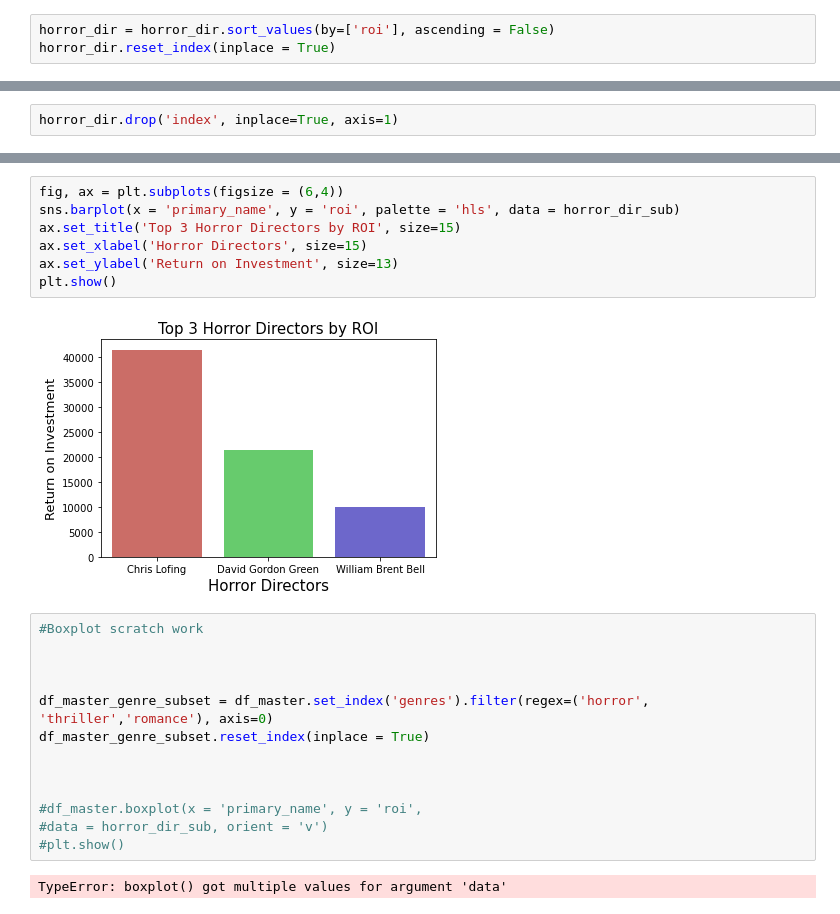
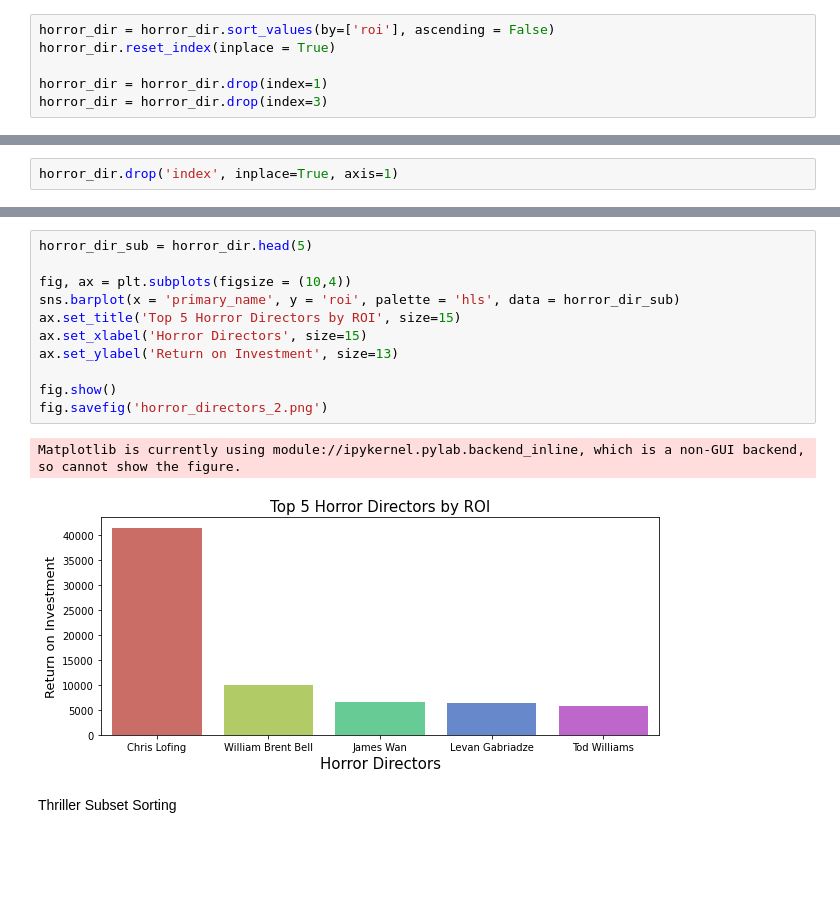
Before and after one commit to JalilSarwari/Trystan_Jalil_phase1_project, a Jupyter notebook: Trystan_Work/IMDB Sequel Database Work.ipynb, the cells around one changed output, grey strips where cells are left out. Cells and saved outputs as stored; diff of their text form; blank space fills up the shorter version.

```diff
--- a/Trystan_Work/IMDB Sequel Database Work.ipynb
+++ b/Trystan_Work/IMDB Sequel Database Work.ipynb
@@ -383,3 +385,6 @@ horror
 # %%
 horror_dir = horror_dir.sort_values(by=['roi'], ascending = False)
 horror_dir.reset_index(inplace = True)
+
+horror_dir = horror_dir.drop(index=1)
+horror_dir = horror_dir.drop(index=3)
@@ -417,24 +433,16 @@ horror_dir_sub
 # %%
-fig, ax = plt.subplots(figsize = (6,4))
+horror_dir_sub = horror_dir.head(5)
+
+fig, ax = plt.subplots(figsize = (10,4))
 sns.barplot(x = 'primary_name', y = 'roi', palette = 'hls', data = horror_dir_sub)
-ax.set_title('Top 3 Horror Directors by ROI', size=15)
+ax.set_title('Top 5 Horror Directors by ROI', size=15)
 ax.set_xlabel('Horror Directors', size=15)
 ax.set_ylabel('Return on Investment', size=13)
-plt.show()
+
+fig.show()
+fig.savefig('horror_directors_2.png')
 # %% [output]
+Matplotlib is currently using module://ipykernel.pylab.backend_inline, which is a non-GUI backend, so cannot show the figure.
-[figure, old version]
+[figure, new version]
-# %%
-#Boxplot scratch work
-
-
-
-df_master_genre_subset = df_master.set_index('genres').filter(regex=('horror', 'thriller','romance'), axis=0)
-df_master_genre_subset.reset_index(inplace = True)
-
-
-
-#df_master.boxplot(x = 'primary_name', y = 'roi',
-#data = horror_dir_sub, orient = 'v')
-#plt.show()
-# %% [output]
-TypeError: boxplot() got multiple values for argument 'data'
+# %% [markdown]
+Thriller Subset Sorting
```
Also changed, not shown: parts of 24 cells of this notebook, 10 other files.
